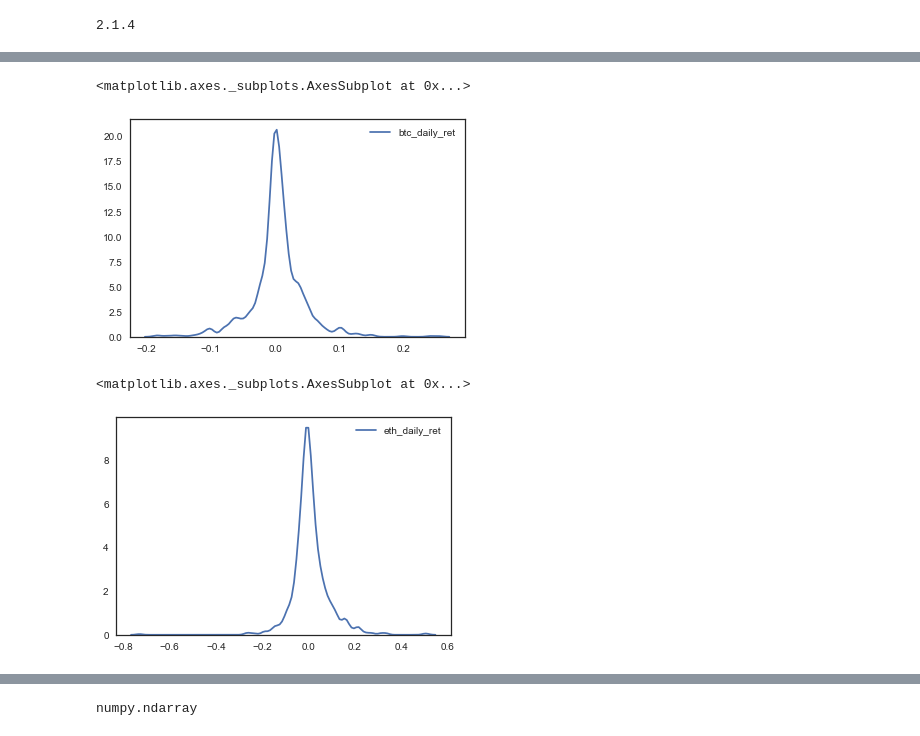
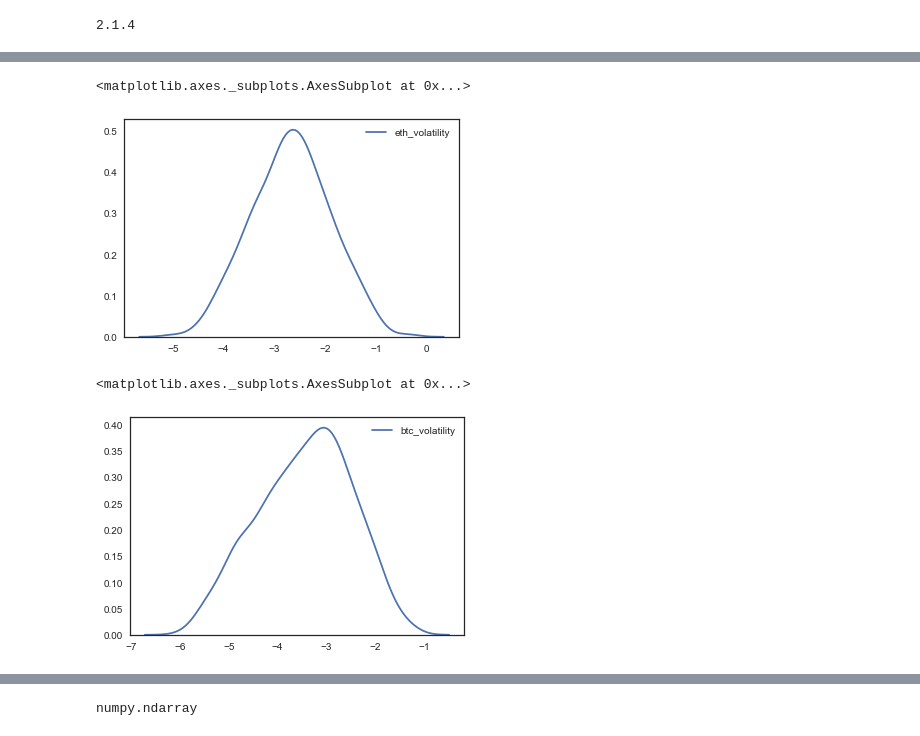
Before and after one commit to opraveen/machine-learning, a Jupyter notebook: projects/capstone/Normalization, Benchmarks and training.ipynb, the cells around one changed output, grey strips where cells are left out. Drawn from its saved outputs; the diff is of its cells as text; code cells hidden in the pictures.

Commit message:
Updates on data prepration and LSTM training

```diff
--- a/projects/capstone/Normalization, Benchmarks and training.ipynb
+++ b/projects/capstone/Normalization, Benchmarks and training.ipynb
@@ -7,10 +7,26 @@ import datetime
 import numpy as np
 
 import keras
+
+from sklearn.model_selection import TimeSeriesSplit, GridSearchCV
+
+# import the relevant Keras modules
+from keras.models import Sequential
+from keras.layers import Activation, Dense
+from keras.layers import LSTM
+from keras.layers import Dropout
+from keras.wrappers.scikit_learn import KerasRegressor
+from keras.optimizers import SGD
+from keras.constraints import maxnorm
+
+import keras
 print (keras.__version__)
 
 %matplotlib inline
 sns.set(style="white")
+
+import matplotlib
+matplotlib.rcParams['figure.figsize'] = [12, 8] # width, height
 # %% [output]
 Using TensorFlow backend.
 2.1.4
@@ -79,10 +80,10 @@ dataset_df.describe()
 # %%
-sns.kdeplot(dataset_df['btc_daily_ret'])
+sns.kdeplot(np.log(dataset_df['eth_volatility']))
 # %% [output]
 <matplotlib.axes._subplots.AxesSubplot at 0x...>
-[figure, old version]
+[figure, new version]
 # %%
-sns.kdeplot(dataset_df['eth_daily_ret'])
+sns.kdeplot(np.log(dataset_df['btc_volatility']))
 # %% [output]
 <matplotlib.axes._subplots.AxesSubplot at 0x...>
-[figure, old version]
+[figure, new version]
```
Also changed, not shown: parts of 23 cells of this notebook, 12 other files.
